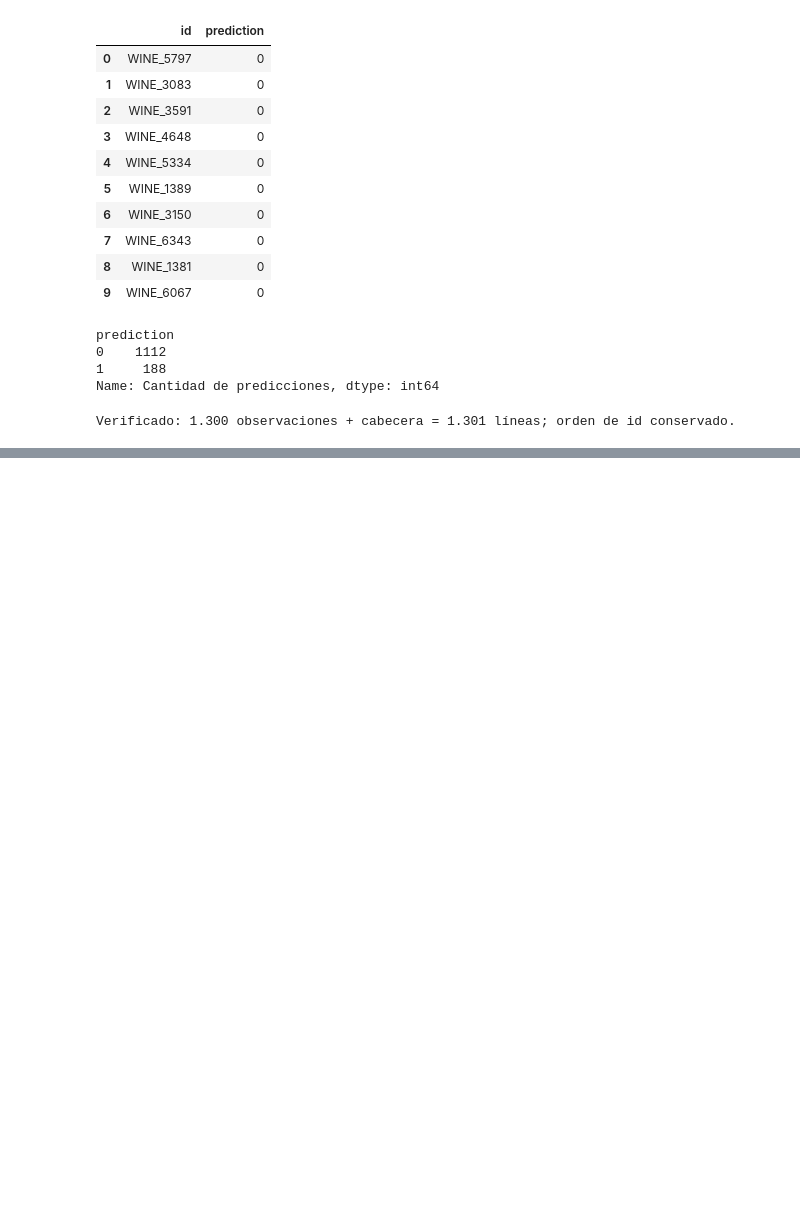
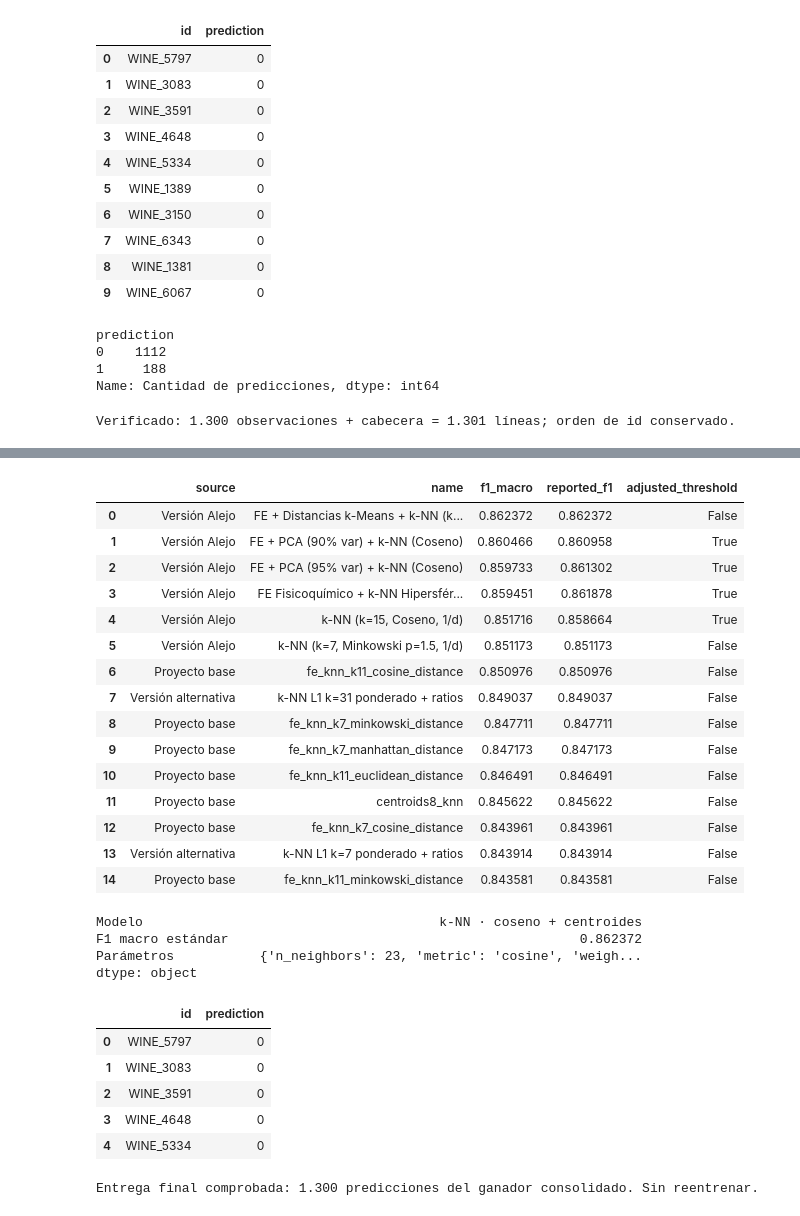
Before and after one commit to Sant0s0/Hackaton-Grupo-1, a Jupyter notebook: notebooks/01_eda_y_modelado.ipynb, the cells around one changed output, grey strips where cells are left out. Saved outputs shown, nothing was run; the diff lists cells and outputs as text; code cells hidden in the pictures; blank space fills up the shorter version.

Commit message:
Consolidar tres proyectos, destacar ganador y renovar dashboard oscuro

```diff
--- a/notebooks/01_eda_y_modelado.ipynb
+++ b/notebooks/01_eda_y_modelado.ipynb
@@ -353,0 +353,51 @@ del equipo; este cuaderno no inventa autores, commits ni resultados del leaderbo
+# %%
+from pathlib import Path
+import sys, json
+ROOT = Path.cwd()
+if not (ROOT/'src').exists(): ROOT = ROOT.parent
+sys.path.insert(0, str(ROOT))
+import pandas as pd
+import numpy as np
+import joblib
+from IPython.display import display
+from src.data import load_data, FEATURES, validate_submission
+train, test = load_data()
+final = json.loads((ROOT/'outputs/consolidated.json').read_text(encoding='utf-8'))
+comparison = pd.read_csv(ROOT/'outputs/project_comparison.csv')
+display(comparison[['source','name','f1_macro','reported_f1','adjusted_threshold']].head(15))
+winner = next(m for m in final['models'] if m['id'] == final['winner_id'])
+display(pd.Series({'Modelo': winner['name'], 'F1 macro estándar': winner['f1_macro'], 'Parámetros': winner['params']}))
+pipe = joblib.load(ROOT/'outputs'/winner['artifact'])['pipeline']
+submission = pd.read_csv(ROOT/'entregas/submission.csv')
+assert validate_submission(submission, test)
+np.testing.assert_array_equal(pipe.predict(test[FEATURES]), submission.prediction)
+display(submission.head())
+print('Entrega final comprobada: 1.300 predicciones del ganador consolidado. Sin reentrenar.')
+# %% [output]
+|  | source | name | f1_macro | reported_f1 | adjusted_threshold |
+| 0 | Versión Alejo | FE + Distancias k-Means + k-NN (k... | 0.862372 | 0.862372 | False |
+| 1 | Versión Alejo | FE + PCA (90% var) + k-NN (Coseno) | 0.860466 | 0.860958 | True |
+| 2 | Versión Alejo | FE + PCA (95% var) + k-NN (Coseno) | 0.859733 | 0.861302 | True |
+| 3 | Versión Alejo | FE Fisicoquímico + k-NN Hipersfér... | 0.859451 | 0.861878 | True |
+| 4 | Versión Alejo | k-NN (k=15, Coseno, 1/d) | 0.851716 | 0.858664 | True |
+| 5 | Versión Alejo | k-NN (k=7, Minkowski p=1.5, 1/d) | 0.851173 | 0.851173 | False |
+| 6 | Proyecto base | fe_knn_k11_cosine_distance | 0.850976 | 0.850976 | False |
+| 7 | Versión alternativa | k-NN L1 k=31 ponderado + ratios | 0.849037 | 0.849037 | False |
+| 8 | Proyecto base | fe_knn_k7_minkowski_distance | 0.847711 | 0.847711 | False |
+| 9 | Proyecto base | fe_knn_k7_manhattan_distance | 0.847173 | 0.847173 | False |
+| 10 | Proyecto base | fe_knn_k11_euclidean_distance | 0.846491 | 0.846491 | False |
+| 11 | Proyecto base | centroids8_knn | 0.845622 | 0.845622 | False |
+| 12 | Proyecto base | fe_knn_k7_cosine_distance | 0.843961 | 0.843961 | False |
+| 13 | Versión alternativa | k-NN L1 k=7 ponderado + ratios | 0.843914 | 0.843914 | False |
+| 14 | Proyecto base | fe_knn_k11_minkowski_distance | 0.843581 | 0.843581 | False |
+Modelo                                      k-NN · coseno + centroides
+F1 macro estándar                                             0.862372
+Parámetros           {'n_neighbors': 23, 'metric': 'cosine', 'weigh...
+dtype: object
+|  | id | prediction |
+| 0 | WINE_5797 | 0 |
+| 1 | WINE_3083 | 0 |
+| 2 | WINE_3591 | 0 |
+| 3 | WINE_4648 | 0 |
+| 4 | WINE_5334 | 0 |
+Entrega final comprobada: 1.300 predicciones del ganador consolidado. Sin reentrenar.
```
Also changed, not shown: parts of 4 cells of this notebook, 36 other files.
